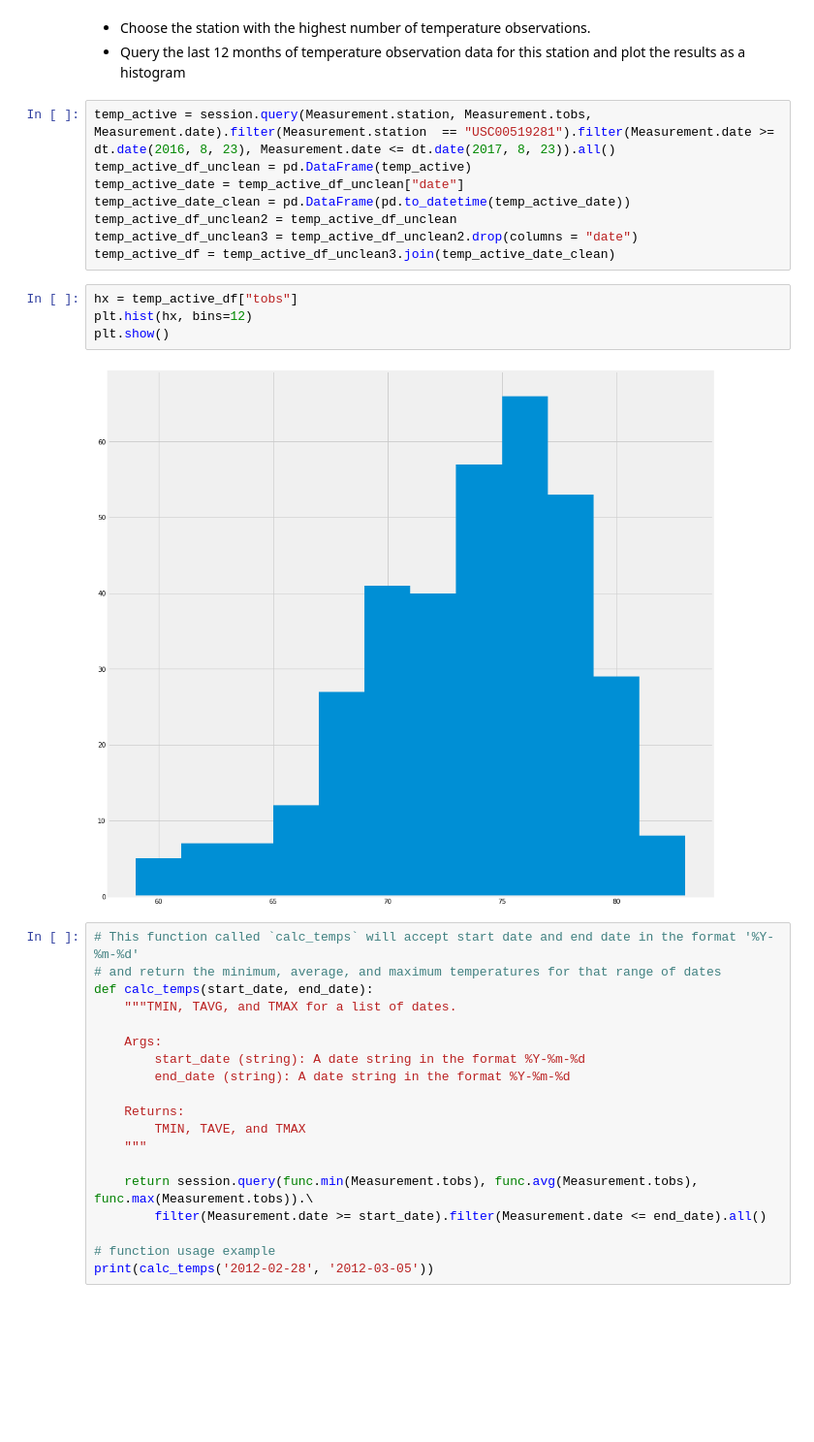
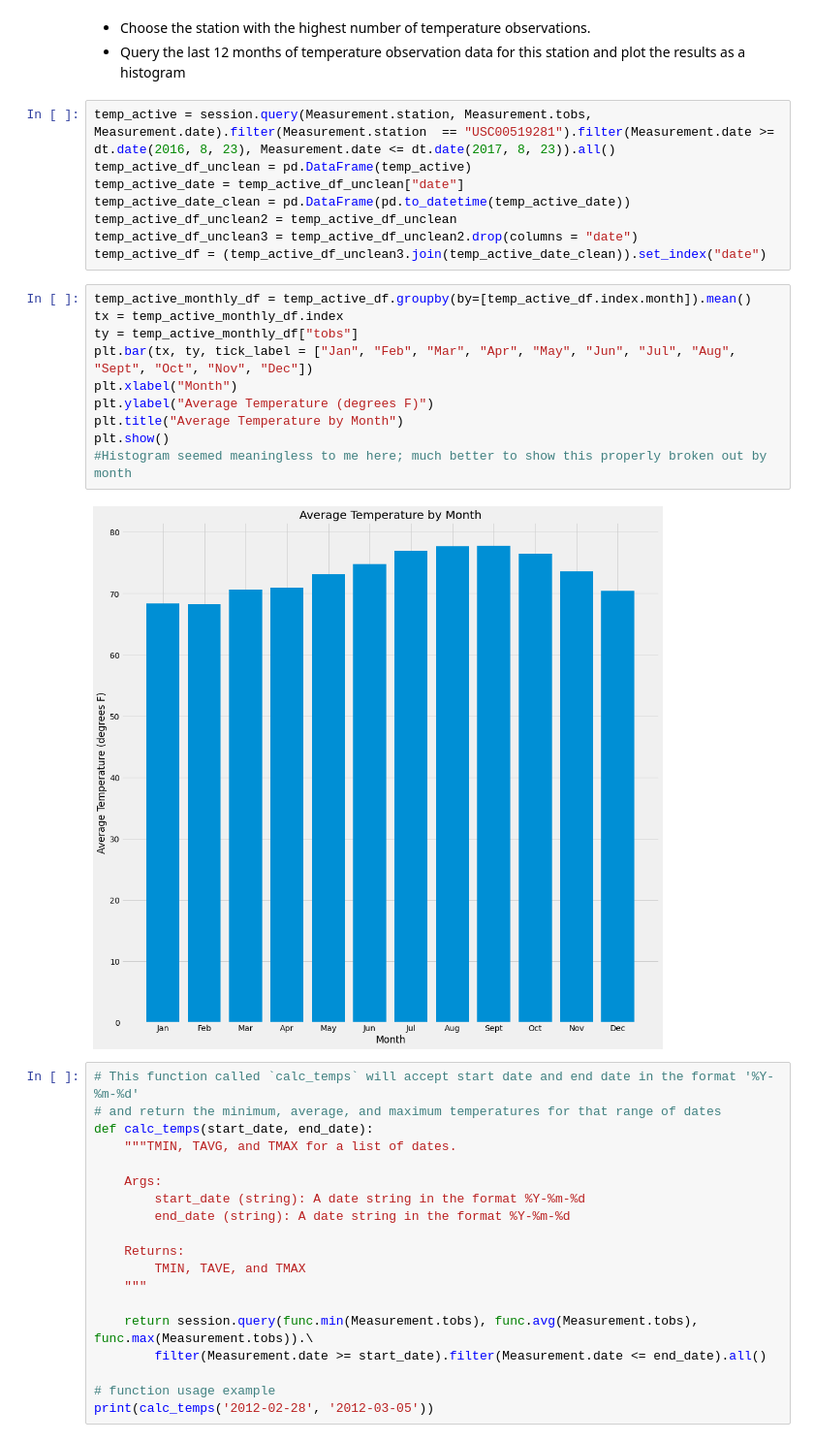
Before and after one commit to cswanson618/sqlalchemy-challenge, a Jupyter notebook: climate_swanson.ipynb, the cells around one changed output. Shown: that part at 97% size. Saved outputs shown, nothing was run; the diff lists cells and outputs as text; blank space fills up the shorter version.

Commit message:
Changed histogram to bar

```diff
--- a/climate_swanson.ipynb
+++ b/climate_swanson.ipynb
@@ -135,13 +135,19 @@ temp_active_date = temp_active_df_unclean["date"]
 temp_active_date_clean = pd.DataFrame(pd.to_datetime(temp_active_date))
 temp_active_df_unclean2 = temp_active_df_unclean
 temp_active_df_unclean3 = temp_active_df_unclean2.drop(columns = "date")
-temp_active_df = temp_active_df_unclean3.join(temp_active_date_clean)
+temp_active_df = (temp_active_df_unclean3.join(temp_active_date_clean)).set_index("date")
-# %%
-hx = temp_active_df["tobs"]
-plt.hist(hx, bins=12)
-plt.show()
-# %% [output]
-[figure, removed]
+# %%
+temp_active_monthly_df = temp_active_df.groupby(by=[temp_active_df.index.month]).mean()
+tx = temp_active_monthly_df.index
+ty = temp_active_monthly_df["tobs"]
+plt.bar(tx, ty, tick_label = ["Jan", "Feb", "Mar", "Apr", "May", "Jun", "Jul", "Aug", "Sept", "Oct", "Nov", "Dec"])
+plt.xlabel("Month")
+plt.ylabel("Average Temperature (degrees F)")
+plt.title("Average Temperature by Month")
+plt.show()
+#Histogram seemed meaningless to me here; much better to show this properly broken out by month
+# %% [output]
+[figure, added]
 # %%
 # This function called `calc_temps` will accept start date and end date in the format '%Y-%m-%d'
 # and return the minimum, average, and maximum temperatures for that range of dates
```
Also changed, not shown: parts of 1 cell of this notebook.
